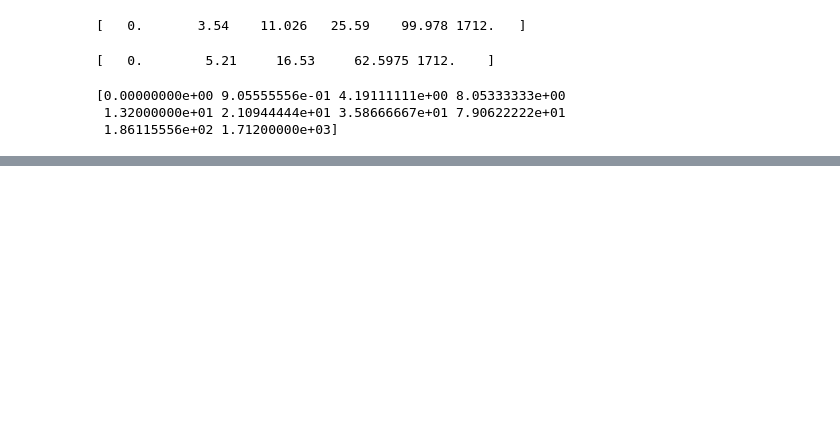
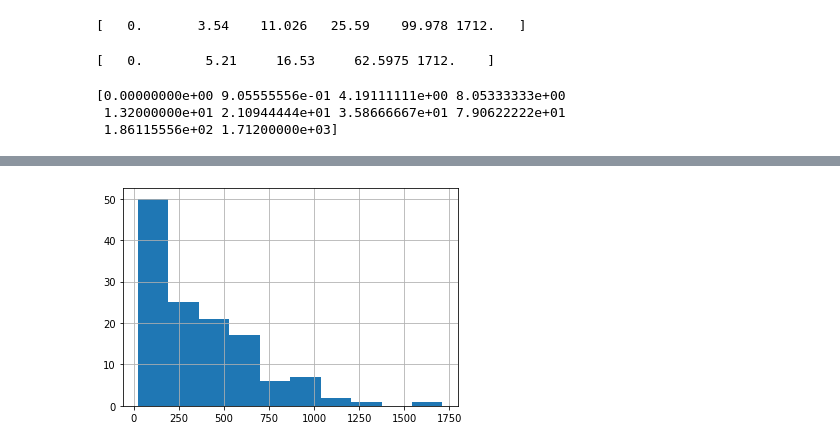
Before and after one commit to Starburned7/data-analytics-projects, a Jupyter notebook: Food_consumption.ipynb, the cells around one changed output, grey strips where cells are left out. Saved outputs shown, nothing was run; the diff lists cells and outputs as text; code cells hidden in the pictures; blank space fills up the shorter version.

```diff
--- a/Food_consumption.ipynb
+++ b/Food_consumption.ipynb
@@ -115,0 +141,5 @@ print(np.quantile(df['co2_emmission'], np.linspace(0, 1, 10)))
+# %%
+# Create histogram of co2_emission for food_category 'beef'
+df[df['food_category'] == 'Beef']['co2_emmission'].hist();
+# %% [output]
+[figure, added]
```
Also changed, not shown: parts of 6 cells of this notebook.
